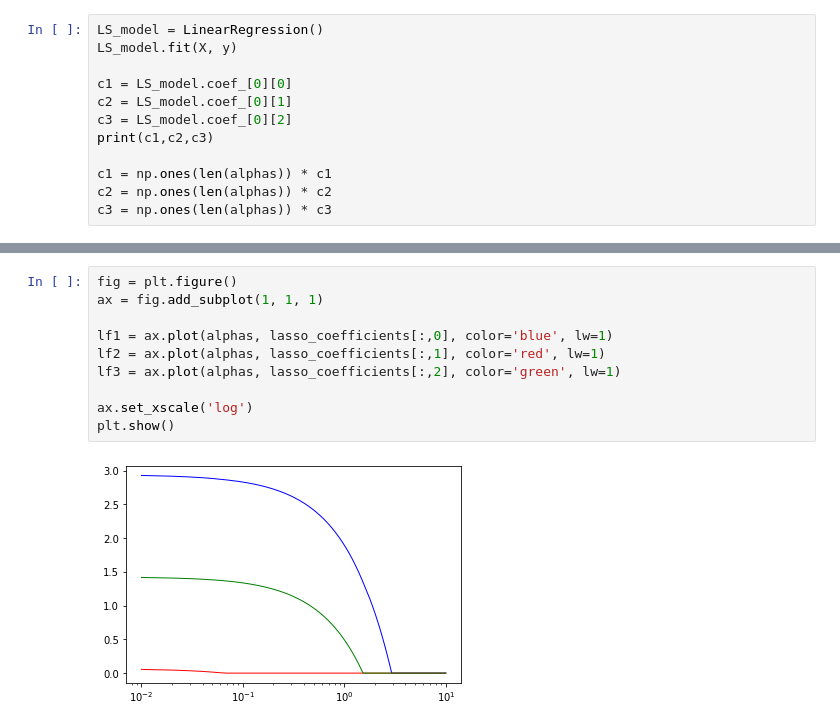
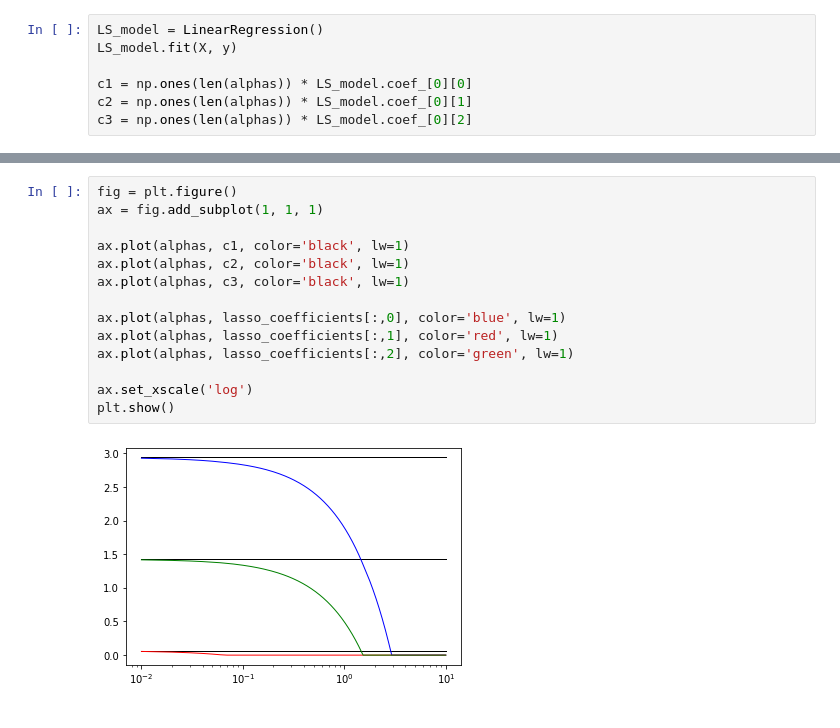
Before and after one commit to Andre-MR-Pereira/MLabs, a Jupyter notebook: Labs/Lab1/part2.ipynb, the cells around one changed output, grey strips where cells are left out. Cells and saved outputs as stored; diff of their text form.

Commit message:
3d graph

```diff
--- a/Labs/Lab1/part2.ipynb
+++ b/Labs/Lab1/part2.ipynb
@@ -35,11 +40,6 @@ for alpha in alphas:
 LS_model = LinearRegression()
 LS_model.fit(X, y)
 
-c1 = LS_model.coef_[0][0]
-c2 = LS_model.coef_[0][1]
-c3 = LS_model.coef_[0][2]
-print(c1,c2,c3)
-
-c1 = np.ones(len(alphas)) * c1
-c2 = np.ones(len(alphas)) * c2
-c3 = np.ones(len(alphas)) * c3
+c1 = np.ones(len(alphas)) * LS_model.coef_[0][0]
+c2 = np.ones(len(alphas)) * LS_model.coef_[0][1]
+c3 = np.ones(len(alphas)) * LS_model.coef_[0][2]
@@ -67,12 +66,16 @@ plt.show()
 # %%
 fig = plt.figure()
 ax = fig.add_subplot(1, 1, 1)
 
-lf1 = ax.plot(alphas, lasso_coefficients[:,0], color='blue', lw=1)
-lf2 = ax.plot(alphas, lasso_coefficients[:,1], color='red', lw=1)
-lf3 = ax.plot(alphas, lasso_coefficients[:,2], color='green', lw=1)
+ax.plot(alphas, c1, color='black', lw=1)
+ax.plot(alphas, c2, color='black', lw=1)
+ax.plot(alphas, c3, color='black', lw=1)
+
+ax.plot(alphas, lasso_coefficients[:,0], color='blue', lw=1)
+ax.plot(alphas, lasso_coefficients[:,1], color='red', lw=1)
+ax.plot(alphas, lasso_coefficients[:,2], color='green', lw=1)
 
 ax.set_xscale('log')
 plt.show()
 # %% [output]
-[figure, old version]
+[figure, new version]
```
Also changed, not shown: parts of 7 cells of this notebook.
